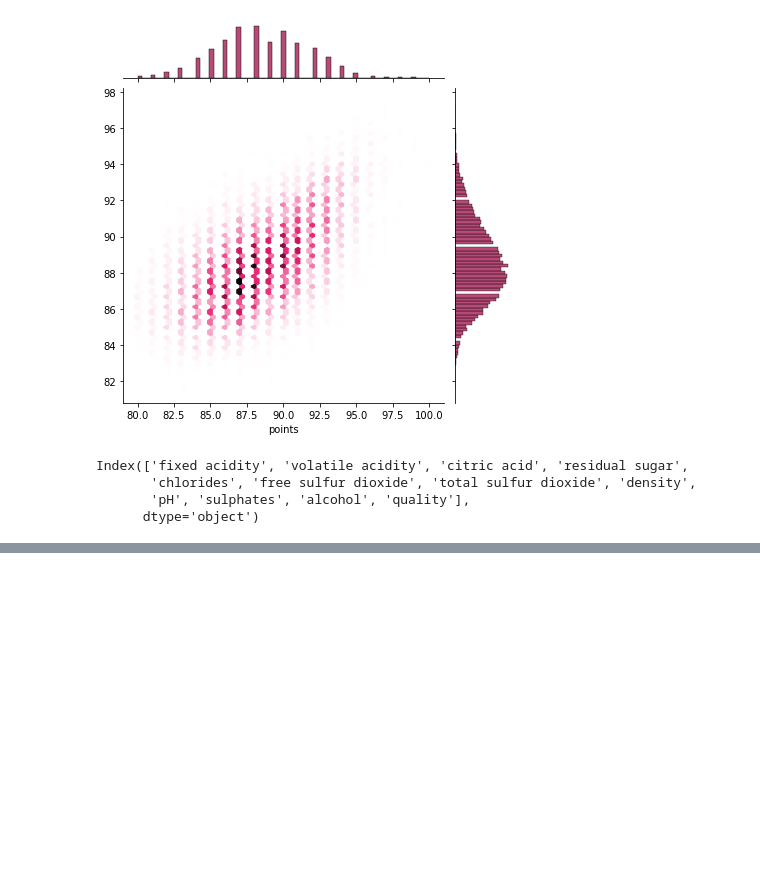
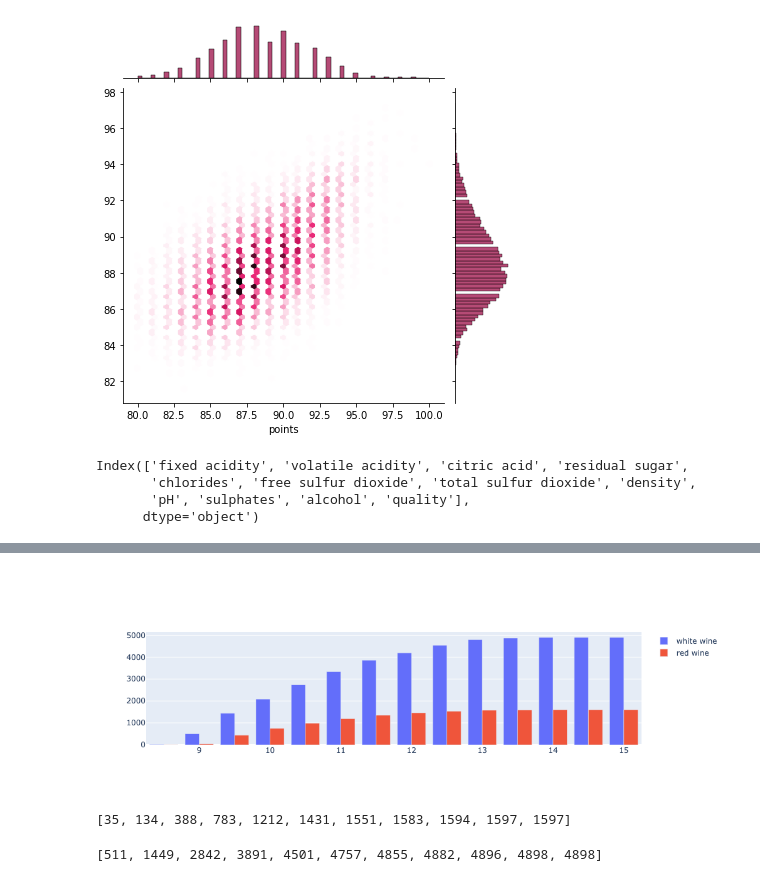
Before and after one commit to nowonknow/Wine_Guide, a Jupyter notebook: Project.ipynb, the cells around one changed output, grey strips where cells are left out. Drawn from its saved outputs; the diff is of its cells as text; code cells hidden in the pictures; blank space fills up the shorter version.

```diff
--- a/Project.ipynb
+++ b/Project.ipynb
@@ -322,0 +414,9 @@ Index(['fixed acidity;"volatile acidity";"citric acid";"residual sugar";"chlorid
+# %%
+alc_r =[]
+for i in [8.5, 9.0, 9.5, 10.0, 10.5, 11.0, 11.5, 12.0, 12.5, 13.0, 13.5, 14.0, 14.5, 15.0]:
+    countAlc_r = red_info[red_info["alcohol"]<=i].count()
+    # print(countAlc_r)
+    alc_r.append(countAlc_r['fixed acidity'])
+
+
+alc_r
@@ -322,0 +425,9 @@ Index(['fixed acidity;"volatile acidity";"citric acid";"residual sugar";"chlorid
+# %%
+alc_w =[]
+for i in [8.5, 9.0, 9.5, 10.0, 10.5, 11.0, 11.5, 12.0, 12.5, 13.0, 13.5, 14.0, 14.5, 15.0]:
+    countAlc_w = white_info[white_info["alcohol"]<=i].count()
+    # print(countAlc_r)
+    alc_w.append(countAlc_w['fixed acidity'])
+
+
+alc_w
@@ -322,0 +449,35 @@ Index(['fixed acidity;"volatile acidity";"citric acid";"residual sugar";"chlorid
+# %%
+import plotly.graph_objects as go
+
+fig = go.Figure(data=[
+    go.Bar(name='white wine', x=[8.5, 9.0, 9.5, 10.0, 10.5, 11.0, 11.5, 12.0, 12.5, 13.0, 13.5, 14.0, 14.5, 15.0], y=alc_w),
+    go.Bar(name='red wine', x=[8.5, 9.0, 9.5, 10.0, 10.5, 11.0, 11.5, 12.0, 12.5, 13.0, 13.5, 14.0, 14.5, 15.0], y=alc_r)
+])
+# Change the bar mode
+fig.update_layout(barmode='group')
+fig.show()
+# %% [output]
+[figure, added]
+# %%
+#pH contains
+ph_r =[]
+for i in [3.0,3.1, 3.2, 3.3, 3.4, 3.5, 3.6, 3.7, 3.8, 3.9, 4.0]:
+    countPh_r = red_info[red_info["pH"]<=i].count()
+    # print(countAlc_r)
+    ph_r.append(countPh_r['fixed acidity'])
+
+
+ph_r
+# %% [output]
+[35, 134, 388, 783, 1212, 1431, 1551, 1583, 1594, 1597, 1597]
+# %%
+ph_w =[]
+for i in [3.0,3.1, 3.2, 3.3, 3.4, 3.5, 3.6, 3.7, 3.8, 3.9, 4.0]:
+    countPh_w = white_info[white_info["pH"]<=i].count()
+    # print(countAlc_r)
+    ph_w.append(countPh_w['fixed acidity'])
+
+
+ph_w
+# %% [output]
+[511, 1449, 2842, 3891, 4501, 4757, 4855, 4882, 4896, 4898, 4898]
```
Also changed, not shown: parts of 13 cells of this notebook.
